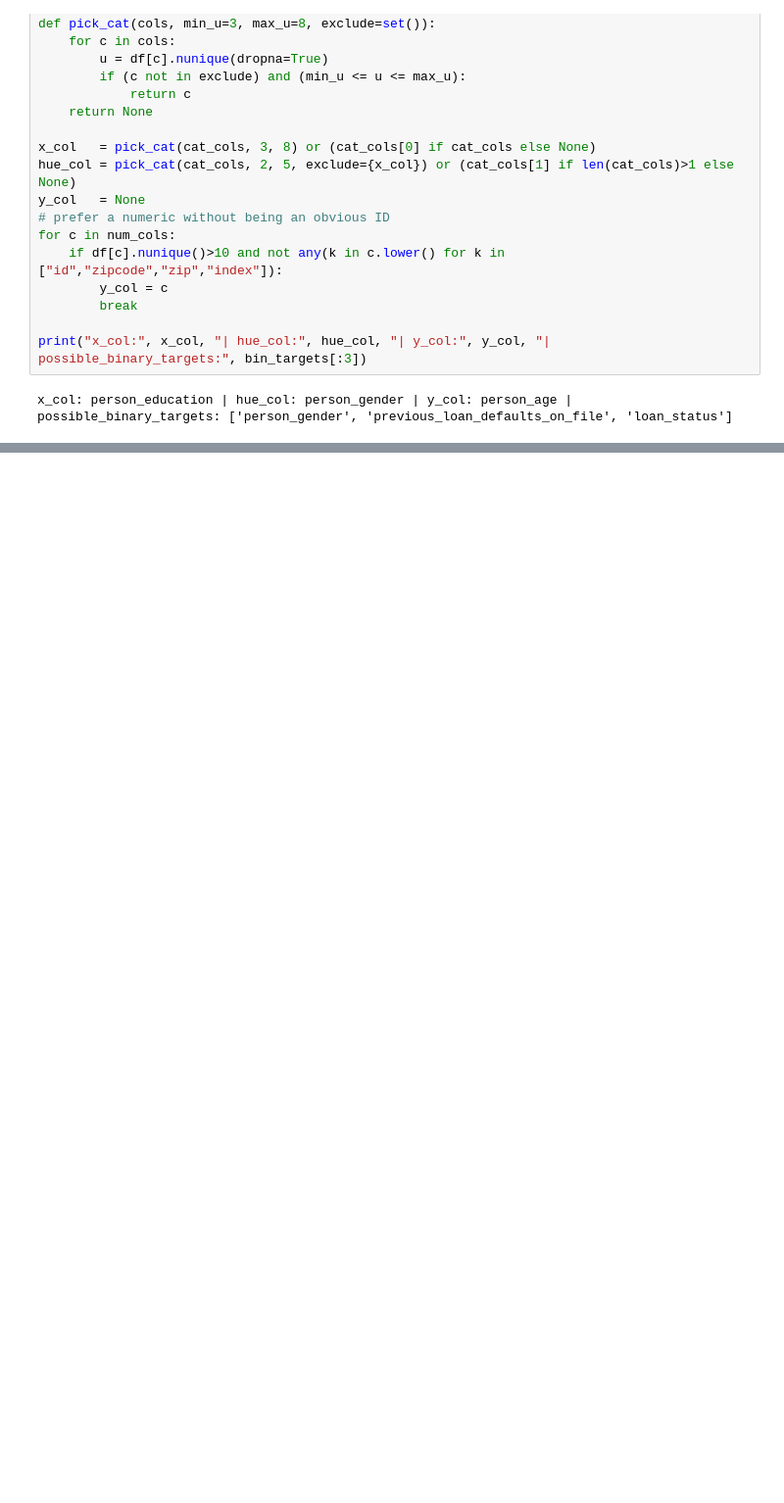
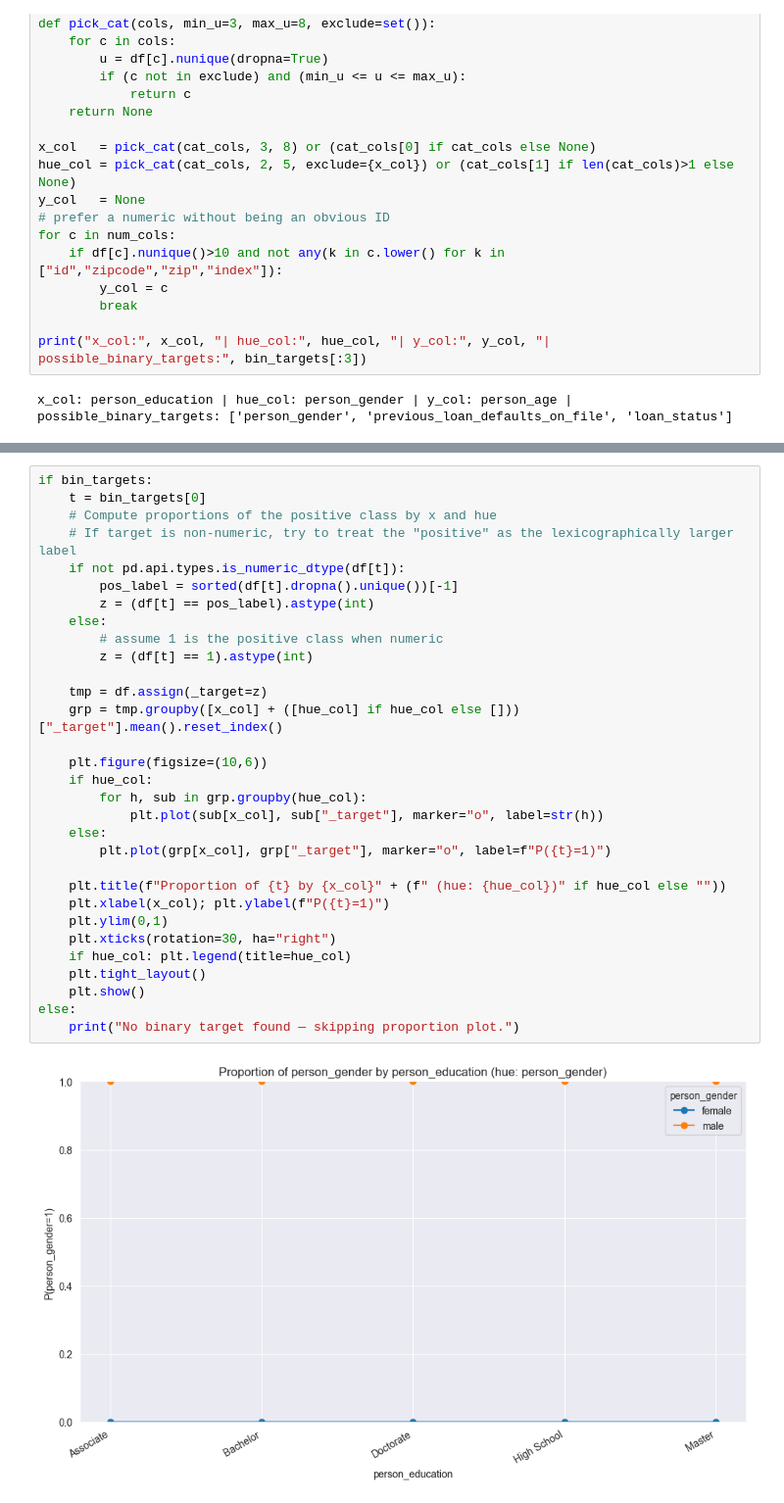
Before and after one commit to TJPFSO/DataVisualization, a Jupyter notebook: Lab/2.5 Visualizing Relationships Between Groups Lab.ipynb, the cells around one changed output, grey strips where cells are left out. Shown: that part at 98% size. Drawn from its saved outputs; the diff is of its cells as text; blank space fills up the shorter version.

Commit message:
Assignment complete

```diff
--- a/Lab/2.5 Visualizing Relationships Between Groups Lab.ipynb
+++ b/Lab/2.5 Visualizing Relationships Between Groups Lab.ipynb
@@ -81,0 +116,33 @@ x_col: person_education | hue_col: person_gender | y_col: person_age | possible_
+# %%
+if bin_targets:
+    t = bin_targets[0]
+    # Compute proportions of the positive class by x and hue
+    # If target is non-numeric, try to treat the "positive" as the lexicographically larger label
+    if not pd.api.types.is_numeric_dtype(df[t]):
+        pos_label = sorted(df[t].dropna().unique())[-1]
+        z = (df[t] == pos_label).astype(int)
+    else:
+        # assume 1 is the positive class when numeric
+        z = (df[t] == 1).astype(int)
+
+    tmp = df.assign(_target=z)
+    grp = tmp.groupby([x_col] + ([hue_col] if hue_col else []))["_target"].mean().reset_index()
+
+    plt.figure(figsize=(10,6))
+    if hue_col:
+        for h, sub in grp.groupby(hue_col):
+            plt.plot(sub[x_col], sub["_target"], marker="o", label=str(h))
+    else:
+        plt.plot(grp[x_col], grp["_target"], marker="o", label=f"P({t}=1)")
+
+    plt.title(f"Proportion of {t} by {x_col}" + (f" (hue: {hue_col})" if hue_col else ""))
+    plt.xlabel(x_col); plt.ylabel(f"P({t}=1)")
+    plt.ylim(0,1)
+    plt.xticks(rotation=30, ha="right")
+    if hue_col: plt.legend(title=hue_col)
+    plt.tight_layout()
+    plt.show()
+else:
+    print("No binary target found — skipping proportion plot.")
+# %% [output]
+[figure, added]
```
Also changed, not shown: parts of 3 cells of this notebook.
